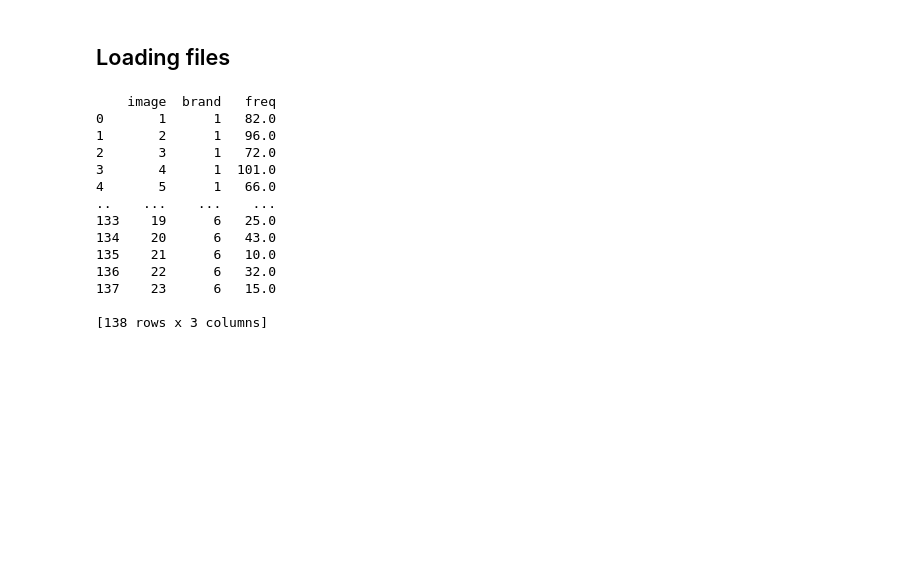
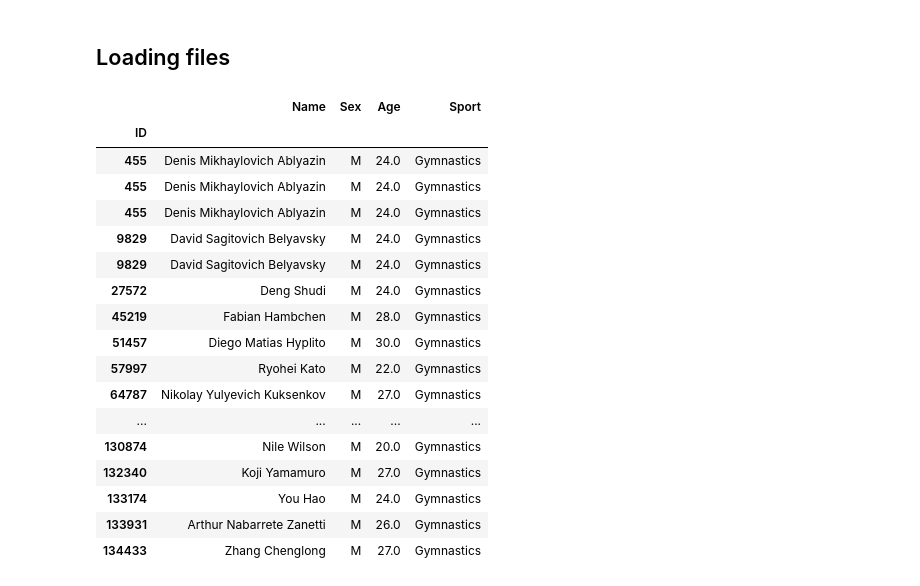
Before and after one commit to kirwaboit/rwakiPython, a Jupyter notebook: MyPandasCookBook.ipynb, the cells around one changed output. Drawn from its saved outputs; the diff is of its cells as text; code cells hidden in the pictures; blank space fills up the shorter version.

```diff
--- a/MyPandasCookBook.ipynb
+++ b/MyPandasCookBook.ipynb
@@ -16,35 +16,50 @@ If my PWD is C:/users/admin/, then the relative path to stuff.txt would be: docs
 # %%
 import pandas as pd
 import xlrd
 from datetime import datetime
 
 '''Excel Files'''
 df_excel = pd.read_excel(r'C:\Users\Burudani\Documents\mainPythonFolder_v1\SpreadsheetFiles\Coffee_v1.xlsx',
 sheet_name='Coffee')
 # Specifying data types
 df_excel = pd.read_excel(r'C:\Users\Burudani\Documents\mainPythonFolder_v1\SpreadsheetFiles\Coffee_v1.xlsx',
 sheet_name='Coffee',
 dtype = {"image": str,
          "freq": float})
-print(df_excel)
+
 
 '''CSV Files'''
-date_cols = ['date'] # Specifying columns to be treated as datetimes, and passing it to the pandas
+date_cols = ['date_cc'] # Specifying columns to be treated as datetimes, and passing it to the pandas
 df_csv = pd.read_csv (r'C:\Users\Burudani\Documents\mainPythonFolder_v1\SpreadsheetFiles\climate_change.csv',parse_dates=date_cols,
 dtype={"co2": float,
 "relative_temp": float})
+
+# Specifying index column via column location
+medals = pd.read_csv(r'C:\Users\Burudani\Documents\mainPythonFolder_v1\SpreadsheetFiles\medals_by_country_2016.csv',index_col = 0)
+
+# Specifying index column via column name
+
+summer2016 = pd.read_csv(r'C:\Users\Burudani\Documents\mainPythonFolder_v1\SpreadsheetFiles\summer2016.csv',index_col = 'ID')
+
+# Creating a new Df cleanly using
+slicedDf = summer2016.loc[(summer2016["Sex"] == "M" ) & (summer2016["Sport"] == "Gymnastics" ), ["Name","Sex","Age","Sport"]]
+slicedDf
 # %% [output]
-    image  brand   freq
-0       1      1   82.0
-1       2      1   96.0
-2       3      1   72.0
-3       4      1  101.0
-4       5      1   66.0
-..    ...    ...    ...
-133    19      6   25.0
-134    20      6   43.0
-135    21      6   10.0
-136    22      6   32.0
-137    23      6   15.0
-
-[138 rows x 3 columns]
+|  | Name | Sex | Age | Sport |
+| ID |  |  |  |  |
+| 455 | Denis Mikhaylovich Ablyazin | M | 24.0 | Gymnastics |
+| 455 | Denis Mikhaylovich Ablyazin | M | 24.0 | Gymnastics |
+| 455 | Denis Mikhaylovich Ablyazin | M | 24.0 | Gymnastics |
+| 9829 | David Sagitovich Belyavsky | M | 24.0 | Gymnastics |
+| 9829 | David Sagitovich Belyavsky | M | 24.0 | Gymnastics |
+| 27572 | Deng Shudi | M | 24.0 | Gymnastics |
+| 45219 | Fabian Hambchen | M | 28.0 | Gymnastics |
+| 51457 | Diego Matias Hyplito | M | 30.0 | Gymnastics |
+| 57997 | Ryohei Kato | M | 22.0 | Gymnastics |
+| 64787 | Nikolay Yulyevich Kuksenkov | M | 27.0 | Gymnastics |
+| ... | ... | ... | ... | ... |
+| 130874 | Nile Wilson | M | 20.0 | Gymnastics |
+| 132340 | Koji Yamamuro | M | 27.0 | Gymnastics |
+| 133174 | You Hao | M | 24.0 | Gymnastics |
+| 133931 | Arthur Nabarrete Zanetti | M | 26.0 | Gymnastics |
+| 134433 | Zhang Chenglong | M | 27.0 | Gymnastics |
```
Also changed, not shown: 7 other files.
